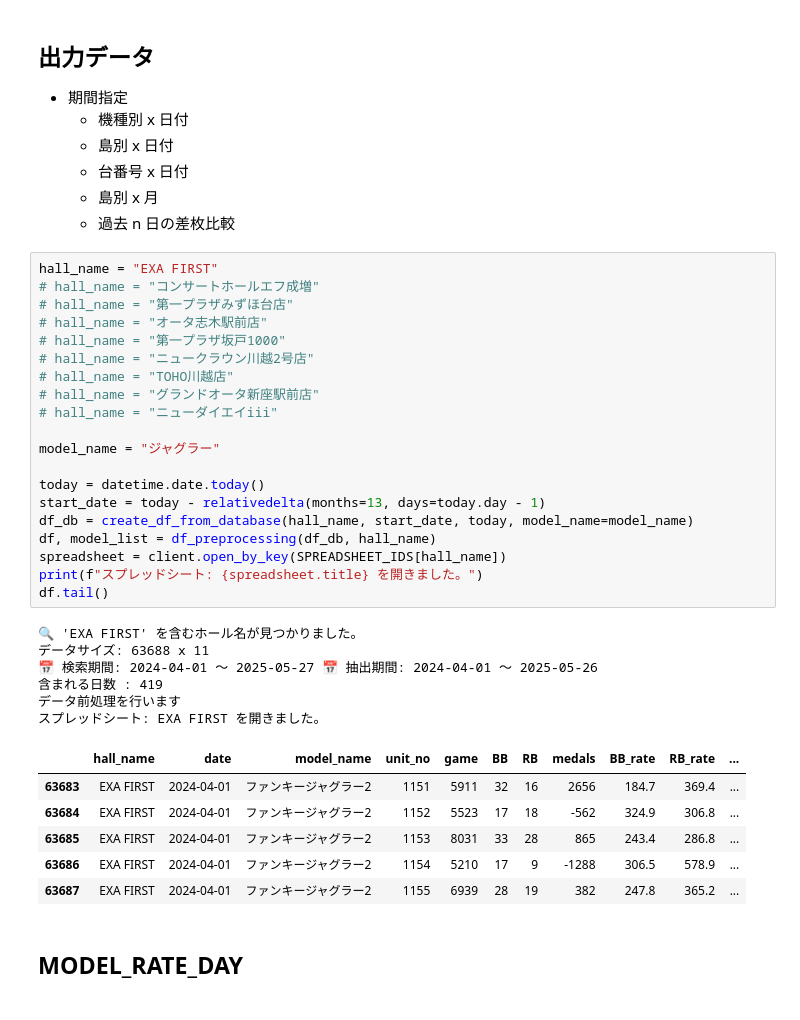
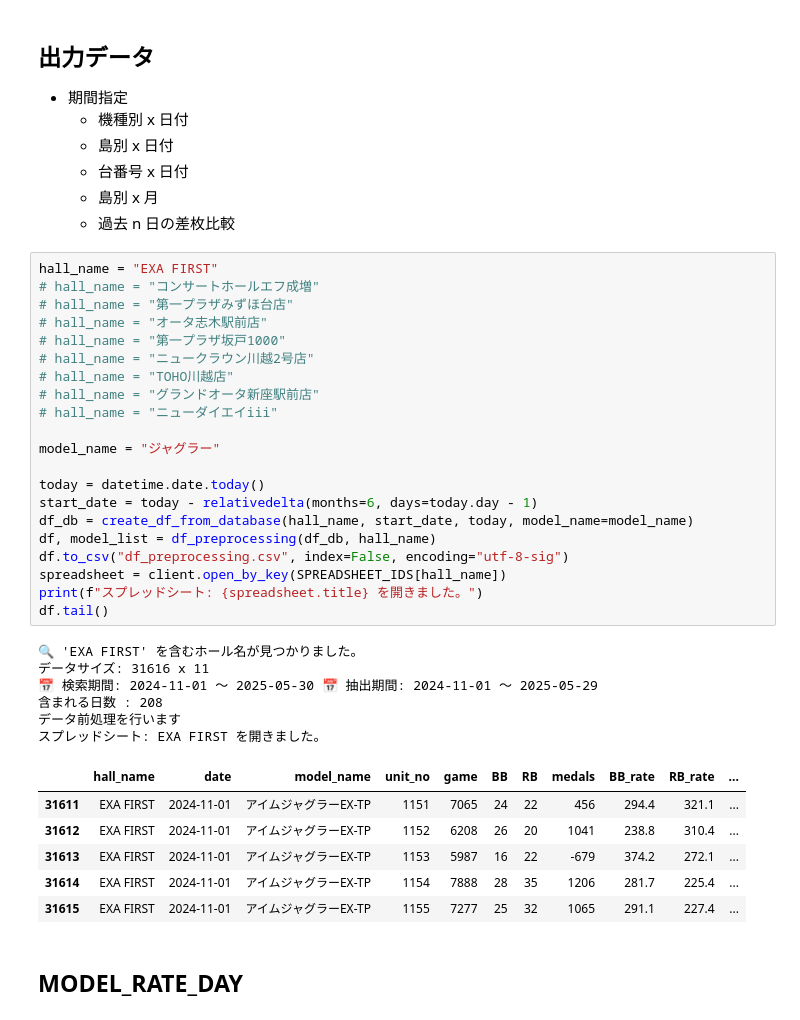
Before and after one commit to akmiccom/dataOnline, a Jupyter notebook: anaslo_02/ipynb/exa_hall_date.ipynb, the cells around one changed output. Drawn from its saved outputs; the diff is of its cells as text.

```diff
--- a/anaslo_02/ipynb/exa_hall_date.ipynb
+++ b/anaslo_02/ipynb/exa_hall_date.ipynb
@@ -327,36 +378,37 @@ def create_pivot_table(
 # %%
 hall_name = "EXA FIRST"
 # hall_name = "コンサートホールエフ成増"
 # hall_name = "第一プラザみずほ台店"
 # hall_name = "オータ志木駅前店"
 # hall_name = "第一プラザ坂戸1000"
 # hall_name = "ニュークラウン川越2号店"
 # hall_name = "TOHO川越店"
 # hall_name = "グランドオータ新座駅前店"
 # hall_name = "ニューダイエイiii"
 
 model_name = "ジャグラー"
 
 today = datetime.date.today()
-start_date = today - relativedelta(months=13, days=today.day - 1)
+start_date = today - relativedelta(months=6, days=today.day - 1)
 df_db = create_df_from_database(hall_name, start_date, today, model_name=model_name)
 df, model_list = df_preprocessing(df_db, hall_name)
+df.to_csv("df_preprocessing.csv", index=False, encoding="utf-8-sig")
 spreadsheet = client.open_by_key(SPREADSHEET_IDS[hall_name])
 print(f"スプレッドシート: {spreadsheet.title} を開きました。")
 df.tail()
 # %% [output]
 🔍 'EXA FIRST' を含むホール名が見つかりました。
-データサイズ: 63688 x 11
-📅 検索期間: 2024-04-01 ～ 2025-05-27 📅 抽出期間: 2024-04-01 ～ 2025-05-26
-含まれる日数 : 419
+データサイズ: 31616 x 11
+📅 検索期間: 2024-11-01 ～ 2025-05-30 📅 抽出期間: 2024-11-01 ～ 2025-05-29
+含まれる日数 : 208
 データ前処理を行います
 スプレッドシート: EXA FIRST を開きました。
 |  | hall_name | date | model_name | unit_no | game | BB | RB | medals | BB_rate | RB_rate | ... |
-| 63683 | EXA FIRST | 2024-04-01 | ファンキージャグラー2 | 1151 | 5911 | 32 | 16 | 2656 | 184.7 | 369.4 | ... |
-| 63684 | EXA FIRST | 2024-04-01 | ファンキージャグラー2 | 1152 | 5523 | 17 | 18 | -562 | 324.9 | 306.8 | ... |
-| 63685 | EXA FIRST | 2024-04-01 | ファンキージャグラー2 | 1153 | 8031 | 33 | 28 | 865 | 243.4 | 286.8 | ... |
-| 63686 | EXA FIRST | 2024-04-01 | ファンキージャグラー2 | 1154 | 5210 | 17 | 9 | -1288 | 306.5 | 578.9 | ... |
-| 63687 | EXA FIRST | 2024-04-01 | ファンキージャグラー2 | 1155 | 6939 | 28 | 19 | 382 | 247.8 | 365.2 | ... |
+| 31611 | EXA FIRST | 2024-11-01 | アイムジャグラーEX-TP | 1151 | 7065 | 24 | 22 | 456 | 294.4 | 321.1 | ... |
+| 31612 | EXA FIRST | 2024-11-01 | アイムジャグラーEX-TP | 1152 | 6208 | 26 | 20 | 1041 | 238.8 | 310.4 | ... |
+| 31613 | EXA FIRST | 2024-11-01 | アイムジャグラーEX-TP | 1153 | 5987 | 16 | 22 | -679 | 374.2 | 272.1 | ... |
+| 31614 | EXA FIRST | 2024-11-01 | アイムジャグラーEX-TP | 1154 | 7888 | 28 | 35 | 1206 | 281.7 | 225.4 | ... |
+| 31615 | EXA FIRST | 2024-11-01 | アイムジャグラーEX-TP | 1155 | 7277 | 25 | 32 | 1065 | 291.1 | 227.4 | ... |
 # %% [markdown]
 ## MODEL_RATE_DAY
 # %%
```
Also changed, not shown: parts of 9 cells of this notebook, 34 other files.
